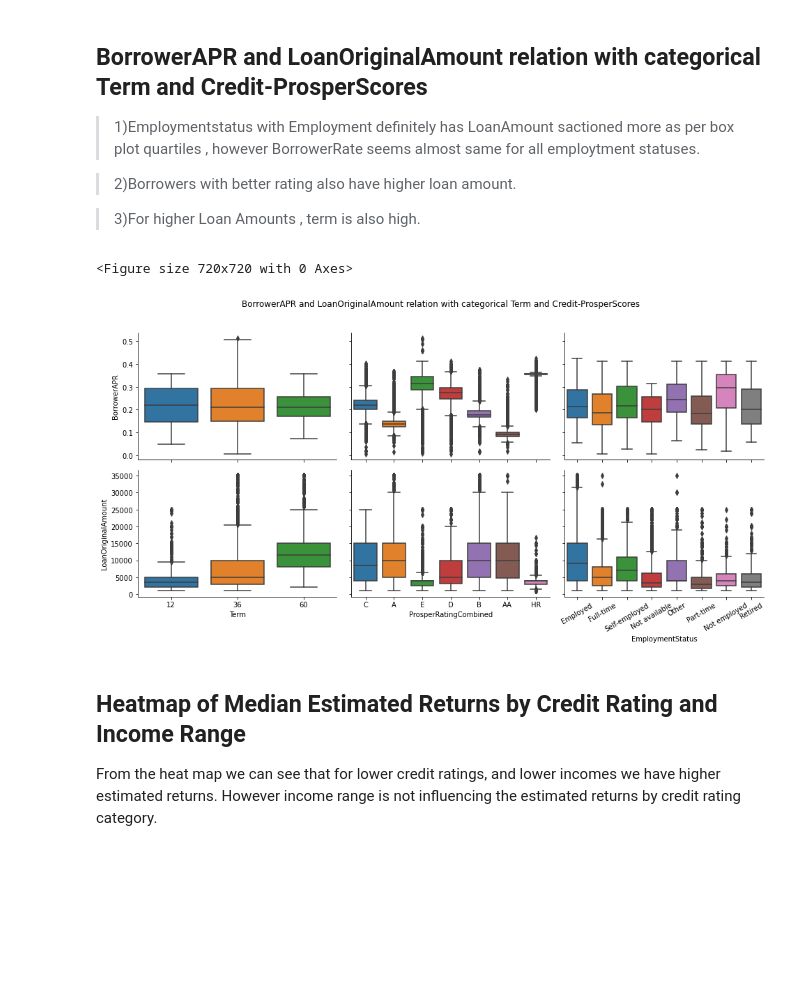
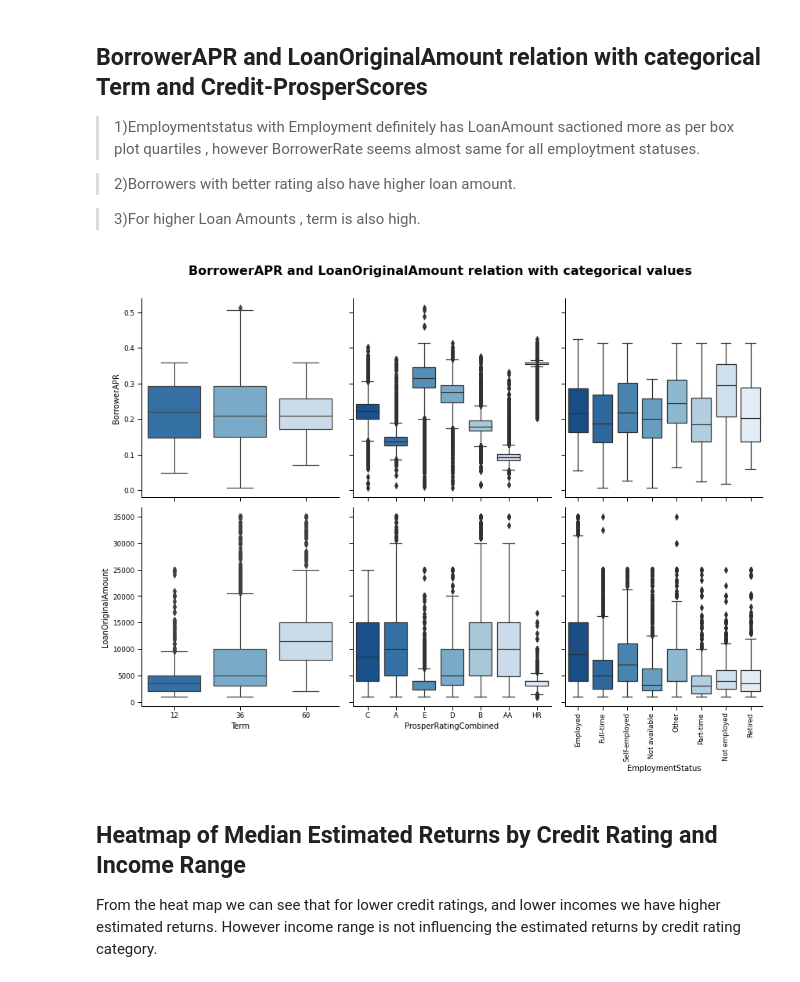
Before and after one commit to ujwalakale/prosper-loan-dataset-findings, a Jupyter notebook: slide_deck_template.ipynb, the cells around one changed output. Saved outputs shown, nothing was run; the diff lists cells and outputs as text; code cells hidden in the pictures; blank space fills up the shorter version.

```diff
--- a/slide_deck_template.ipynb
+++ b/slide_deck_template.ipynb
@@ -108,16 +108,15 @@ plt.title('Borrower APR vs. Loan Amount');
 # %%
 # plot matrix of numeric features against categorical features.
 
 
-plt.figure(figsize = [10, 10])
 g = sb.PairGrid(data = df, y_vars = ['BorrowerAPR', 'LoanOriginalAmount'],
-                x_vars = cat_vars, height = 3, aspect = 1.5)
+                x_vars = cat_vars, height = 4, aspect = 1,palette='Blues_r')
 g.map(sb.boxplot);
-plt.xticks(rotation=30);
-g.fig.suptitle("BorrowerAPR and LoanOriginalAmount relation with categorical Term and Credit-ProsperScores", y=1.08);
+
+plt.xticks(rotation=90);
+g.fig.suptitle('BorrowerAPR and LoanOriginalAmount relation with categorical values', y=1.05,fontsize='16',fontweight='bold');
 # %% [output]
-<Figure size 720x720 with 0 Axes>
-[figure, old version]
+[figure, new version]
 # %% [markdown]
 ## Heatmap of Median Estimated Returns by Credit Rating and Income Range
 
```
Also changed, not shown: parts of 5 cells of this notebook.
